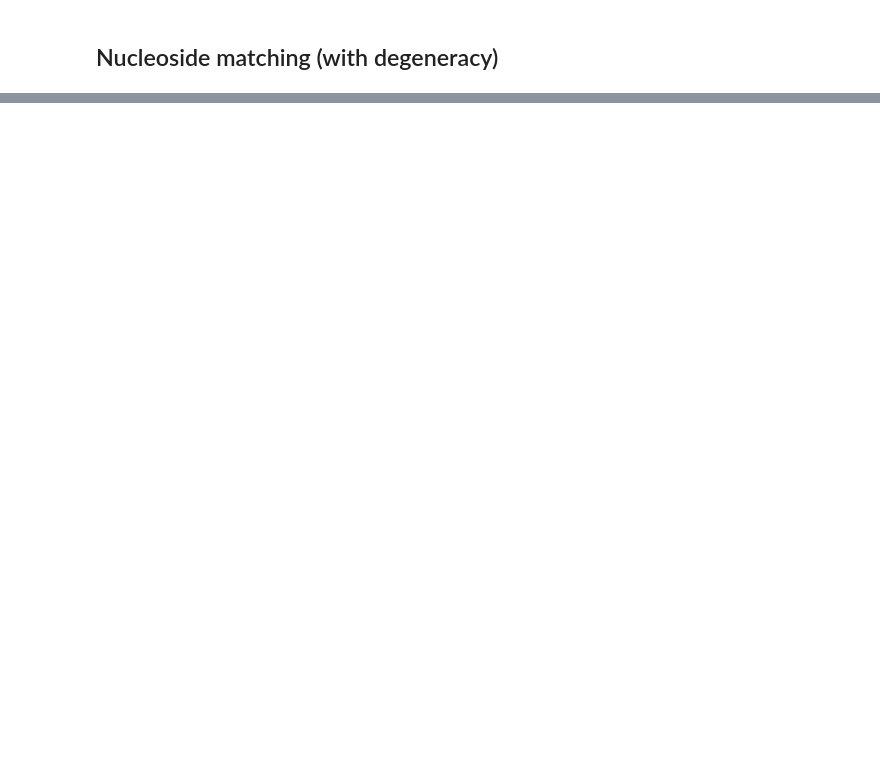
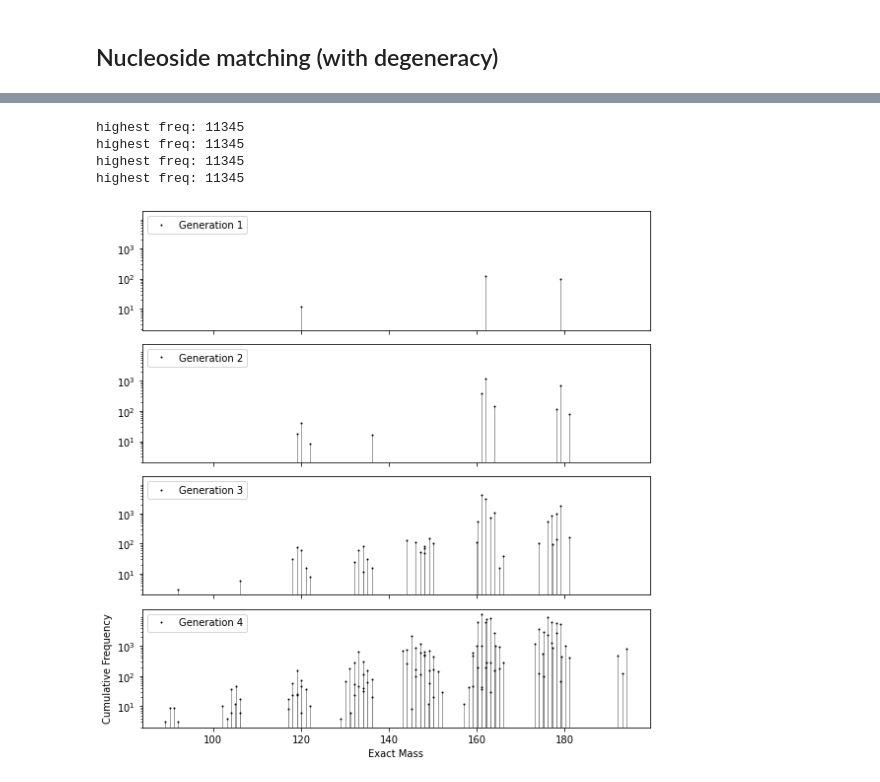
Before and after one commit to ssiddhantsharma/nucleoside-analogues, a Jupyter notebook: Scripts/StructIsomers/PlottingStructIsomers.ipynb, the cells around one changed output, grey strips where cells are left out. Saved outputs shown, nothing was run; the diff lists cells and outputs as text; code cells hidden in the pictures; blank space fills up the shorter version.

Commit message:
StructIsomer Plots

```diff
--- a/Scripts/StructIsomers/PlottingStructIsomers.ipynb
+++ b/Scripts/StructIsomers/PlottingStructIsomers.ipynb
@@ -262,11 +266,11 @@ def plot_lollipop(exactwt_freq_dict, gen, shared_axis=True):
 		plt.yscale("log")
 		plt.legend()
 # %%
-fig, axes = plt.subplots(5, figsize=(8,8), sharex=True, sharey=True)
+fig, axes = plt.subplots(4, figsize=(8,8), sharex=True, sharey=True)
 #fig.suptitle("Mass spectra of the model glucose reaction network", y=0.91)
 
 # Plot exact wt vs. number of compounds
-with open('./test.tsv') as output:
+with open('./MatchesStructIsomerFiles/GlucoseAmmMatchesStructIsomers.tsv') as output:
 	lines = output.readlines()
 	gen_smiles_dict = {}
 	for line in lines:
@@ -278,31 +282,37 @@ with open('./test.tsv') as output:
 			continue
 		smiles_str = comps[1]
 		if gen in gen_smiles_dict:
 			gen_smiles_dict[gen].append(smiles_str)
 		else:
 			gen_smiles_dict[gen] = [smiles_str]
 
 	# List of smiles upto Nth generation
 	cumulative_list = []
 	for gen, smiles_list in gen_smiles_dict.items():
 		cumulative_list.extend(smiles_list)
 	count = 0
 	# use this for normalization later on
 	highest_peak = -1
 	for gen in range(len(gen_smiles_dict.keys()), 0, -1):
 		exactwt_count = count_struct_isomers(cumulative_list)
 		#print(exactwt_count)
 		#plot_spectra(exactwt_count, gen)
 		#plot_subplots(exactwt_count, gen)
 		highest_peak = max(highest_peak, max(exactwt_count.values()))
 		print(f'highest freq: {highest_peak}')
 		plot_lollipop(exactwt_count, gen)
 		#ax2 = fig.add_subplot(111)
 		#plot_lollipop(exactwt_count, gen)
 		cumulative_list = [x for x in cumulative_list if x not in gen_smiles_dict[gen]]
 	#plt.legend(loc='upper left')
 	plt.xlabel('Exact Mass')
 	plt.ylabel('Cumulative Frequency')
 	plt.tight_layout()
-	plt.savefig('struct_isomer_freq_gray.jpg', dpi=300)
+	#plt.savefig('struct_isomer_freq_gray.jpg', dpi=300)
 	plt.show()
+# %% [output]
+highest freq: 11345
+highest freq: 11345
+highest freq: 11345
+highest freq: 11345
+[figure, added]
```
Also changed, not shown: parts of 10 cells of this notebook, 15 other files.
